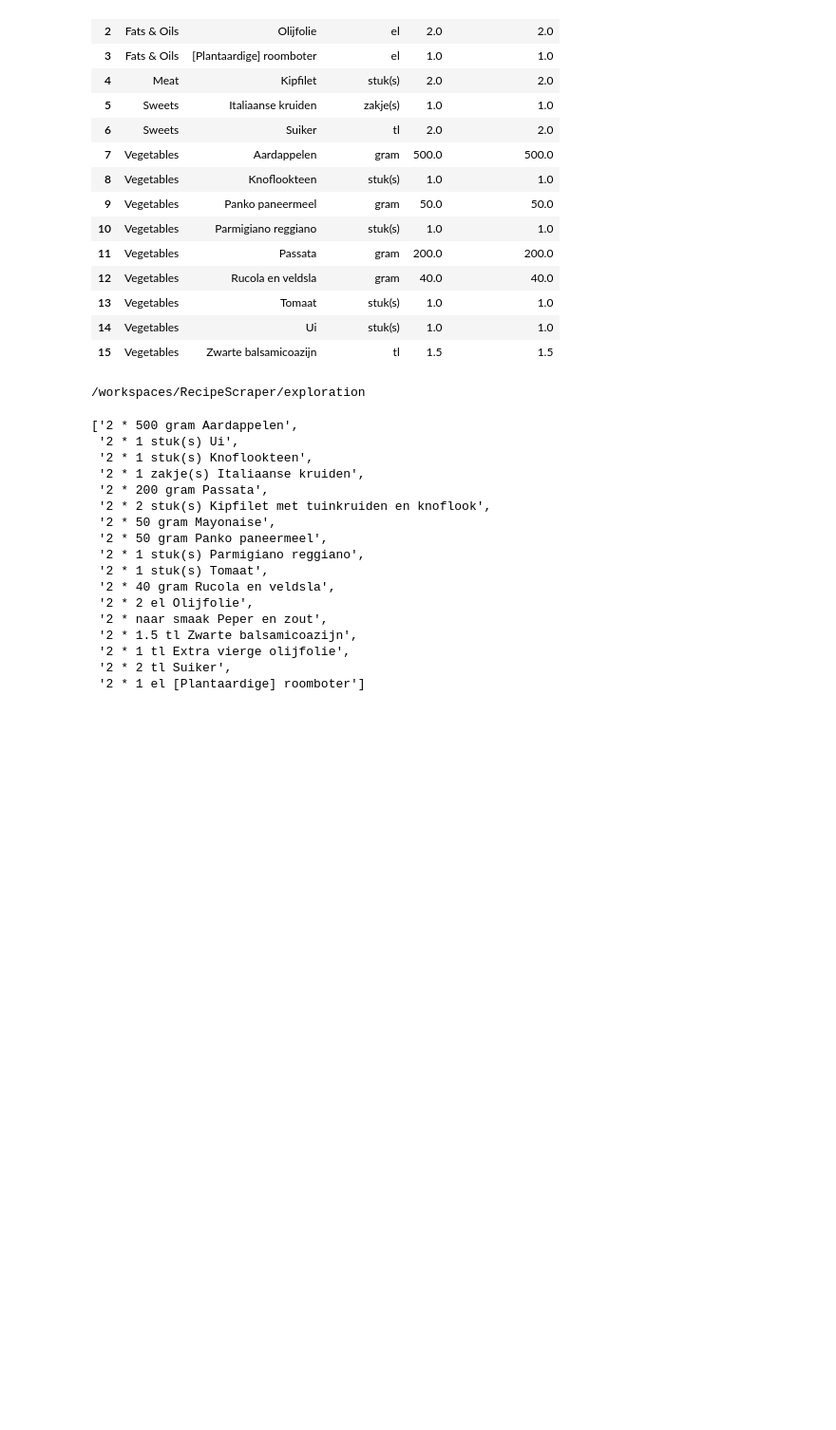
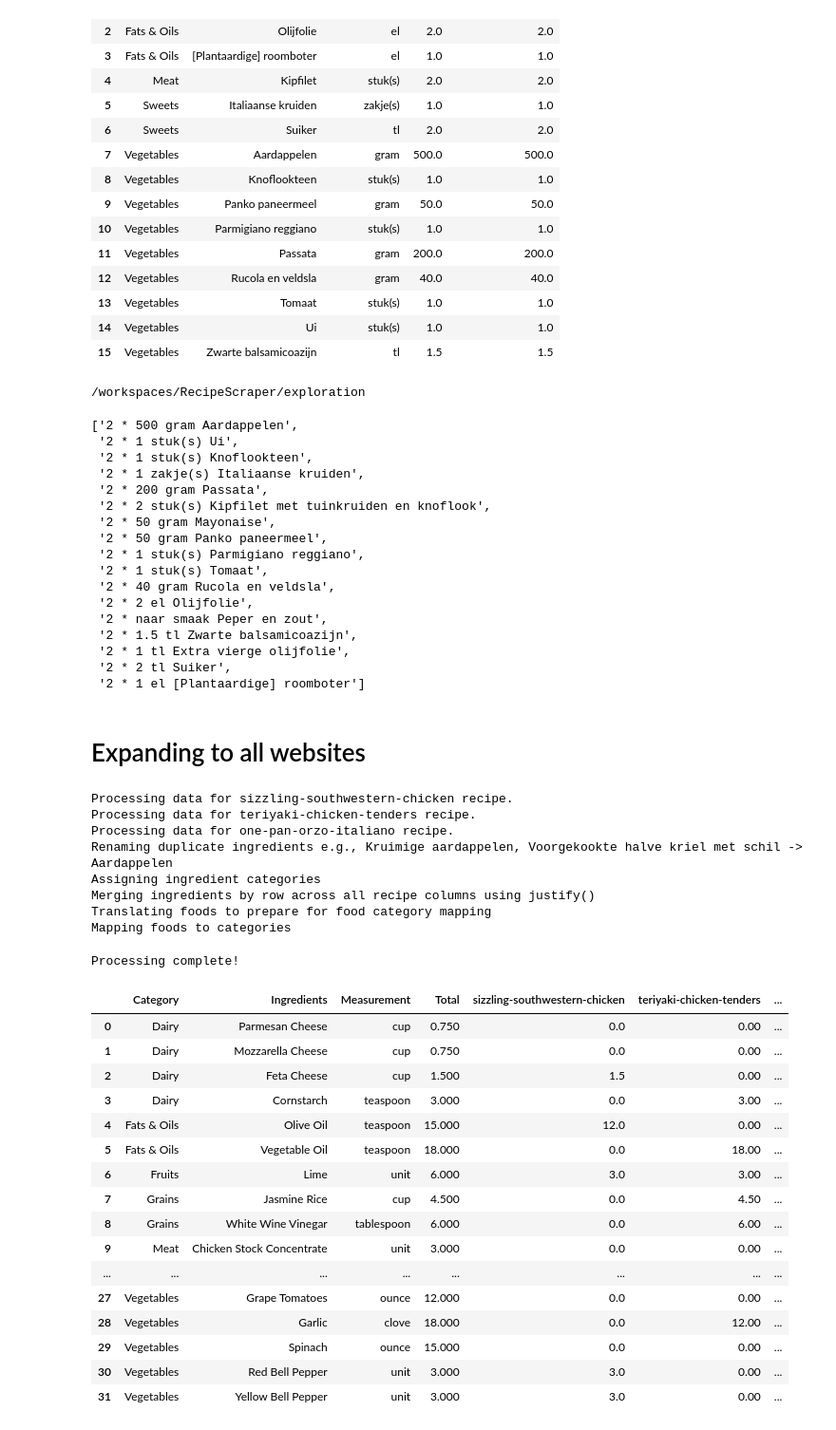
Before and after one commit to jrodriguez5909/RecipeScraper, a Jupyter notebook: exploration/classification_algo.ipynb, the cells around one changed output. Shown at 95% size. Cells and saved outputs as stored; diff of their text form; code cells hidden in the pictures; blank space fills up the shorter version.

Commit message:
push changes to generalize usage to all HelloFresh websites

```diff
--- a/exploration/classification_algo.ipynb
+++ b/exploration/classification_algo.ipynb
@@ -625,3 +627,5 @@ scraper.ingredients()
  '2 * 1 tl Extra vierge olijfolie',
  '2 * 2 tl Suiker',
  '2 * 1 el [Plantaardige] roomboter']
+# %% [markdown]
+# Expanding to all websites
@@ -627,0 +858,36 @@ scraper.ingredients()
+# %%
+recipes = [
+    'https://www.hellofresh.com/recipes/sizzling-southwestern-chicken-59c42774a5ed19691435c2b2',
+    'https://www.hellofresh.com/recipes/teriyaki-chicken-tenders-5a664231ad1d6c6f007d0d72',
+    'https://www.hellofresh.com/recipes/one-pan-orzo-italiano-5a6f445430006c79a749c0f2',
+]
+
+check_df = create_df(recipes=recipes, num_people=6)
+check_df
+# %% [output]
+Processing data for sizzling-southwestern-chicken recipe.
+Processing data for teriyaki-chicken-tenders recipe.
+Processing data for one-pan-orzo-italiano recipe.
+Renaming duplicate ingredients e.g., Kruimige aardappelen, Voorgekookte halve kriel met schil -> Aardappelen
+Assigning ingredient categories
+Merging ingredients by row across all recipe columns using justify()
+Translating foods to prepare for food category mapping
+Mapping foods to categories
+Processing complete!
+|  | Category | Ingredients | Measurement | Total | sizzling-southwestern-chicken | teriyaki-chicken-tenders | ... |
+| 0 | Dairy | Parmesan Cheese | cup | 0.750 | 0.0 | 0.00 | ... |
+| 1 | Dairy | Mozzarella Cheese | cup | 0.750 | 0.0 | 0.00 | ... |
+| 2 | Dairy | Feta Cheese | cup | 1.500 | 1.5 | 0.00 | ... |
+| 3 | Dairy | Cornstarch | teaspoon | 3.000 | 0.0 | 3.00 | ... |
+| 4 | Fats & Oils | Olive Oil | teaspoon | 15.000 | 12.0 | 0.00 | ... |
+| 5 | Fats & Oils | Vegetable Oil | teaspoon | 18.000 | 0.0 | 18.00 | ... |
+| 6 | Fruits | Lime | unit | 6.000 | 3.0 | 3.00 | ... |
+| 7 | Grains | Jasmine Rice | cup | 4.500 | 0.0 | 4.50 | ... |
+| 8 | Grains | White Wine Vinegar | tablespoon | 6.000 | 0.0 | 6.00 | ... |
+| 9 | Meat | Chicken Stock Concentrate | unit | 3.000 | 0.0 | 0.00 | ... |
+| ... | ... | ... | ... | ... | ... | ... | ... |
+| 27 | Vegetables | Grape Tomatoes | ounce | 12.000 | 0.0 | 0.00 | ... |
+| 28 | Vegetables | Garlic | clove | 18.000 | 0.0 | 12.00 | ... |
+| 29 | Vegetables | Spinach | ounce | 15.000 | 0.0 | 0.00 | ... |
+| 30 | Vegetables | Red Bell Pepper | unit | 3.000 | 3.0 | 0.00 | ... |
+| 31 | Vegetables | Yellow Bell Pepper | unit | 3.000 | 3.0 | 0.00 | ... |
```
Also changed, not shown: parts of 2 cells of this notebook, 5 other files.
